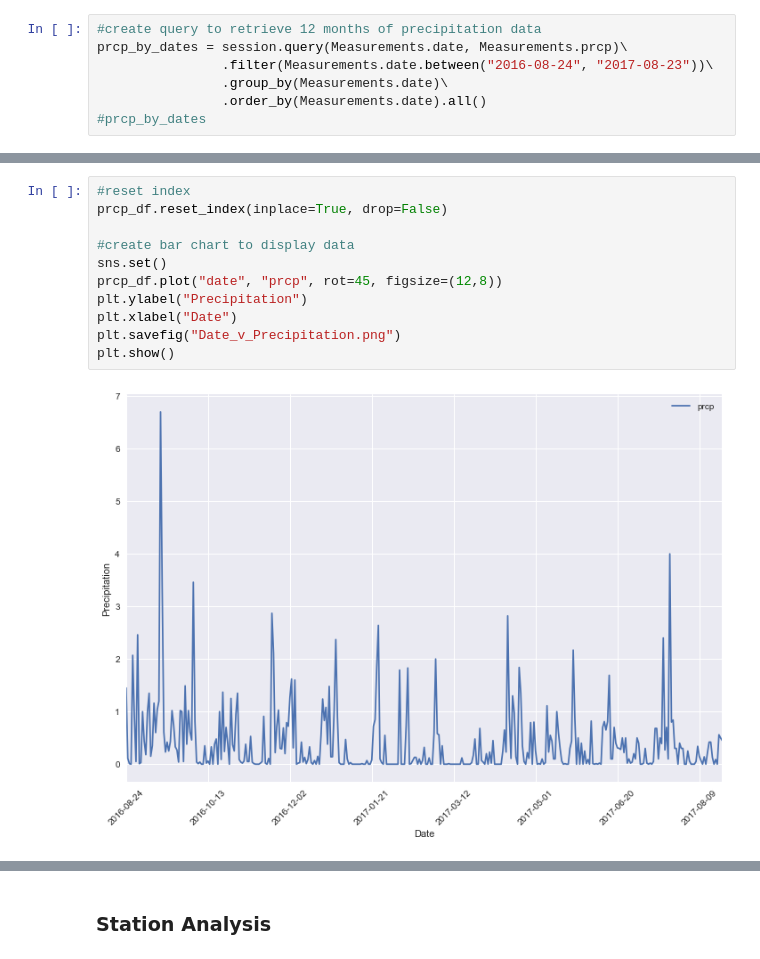
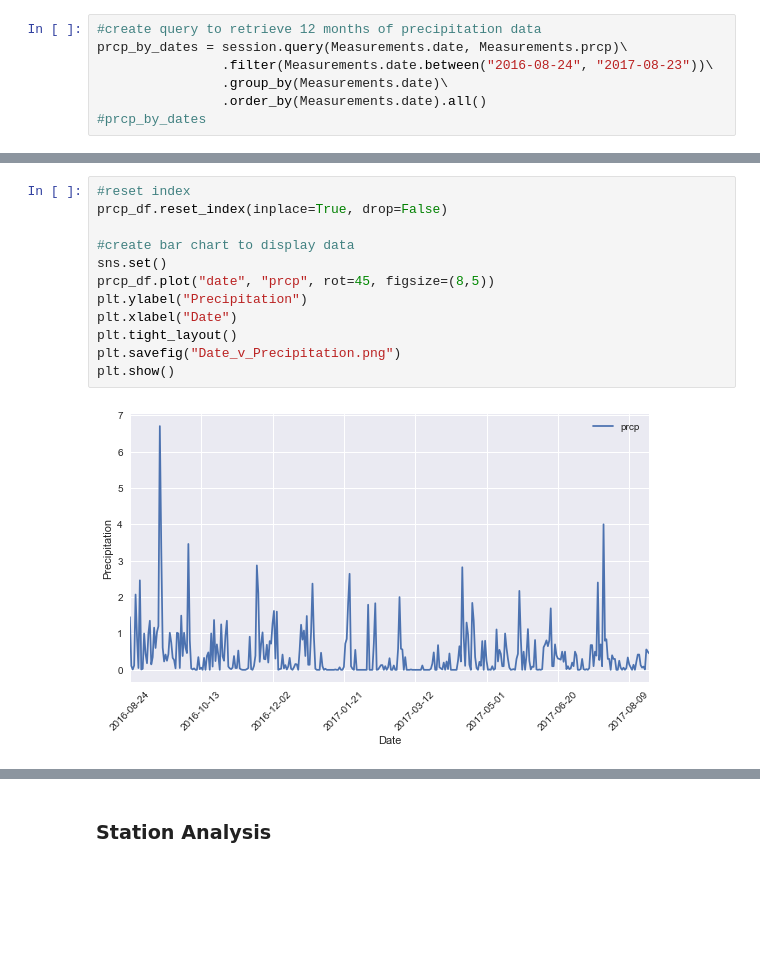
Before and after one commit to victoria-lam/Hawaii_Climate_Analysis, a Jupyter notebook: climate_analysis.ipynb, the cells around one changed output, grey strips where cells are left out. Cells and saved outputs as stored; diff of their text form; blank space fills up the shorter version.

```diff
--- a/climate_analysis.ipynb
+++ b/climate_analysis.ipynb
@@ -75,16 +75,17 @@ prcp_df.head()
 # %%
 #reset index
 prcp_df.reset_index(inplace=True, drop=False)
 
 #create bar chart to display data
 sns.set()
-prcp_df.plot("date", "prcp", rot=45, figsize=(12,8))
+prcp_df.plot("date", "prcp", rot=45, figsize=(8,5))
 plt.ylabel("Precipitation")
 plt.xlabel("Date")
+plt.tight_layout()
 plt.savefig("Date_v_Precipitation.png")
 plt.show()
 # %% [output]
-[figure, old version]
+[figure, new version]
 # %%
 #summary of statistics for precipitation data
 prcp_df.describe()
```
Also changed, not shown: parts of 4 cells of this notebook, 4 other files.
